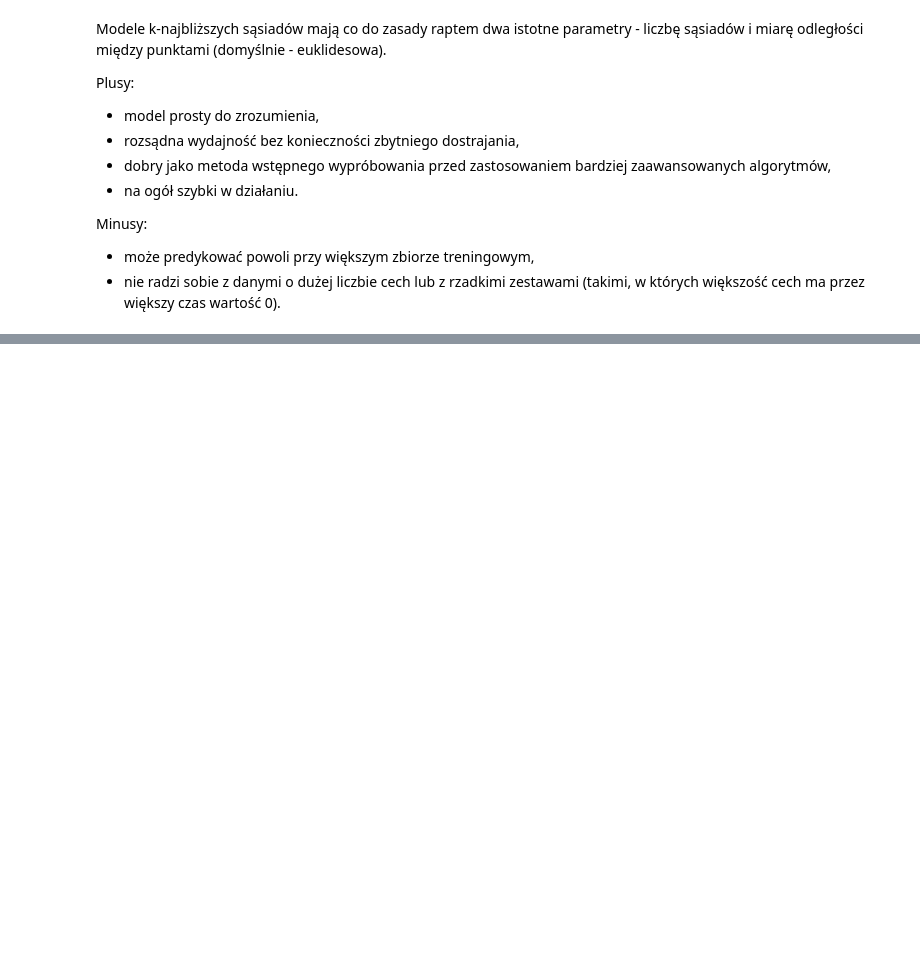
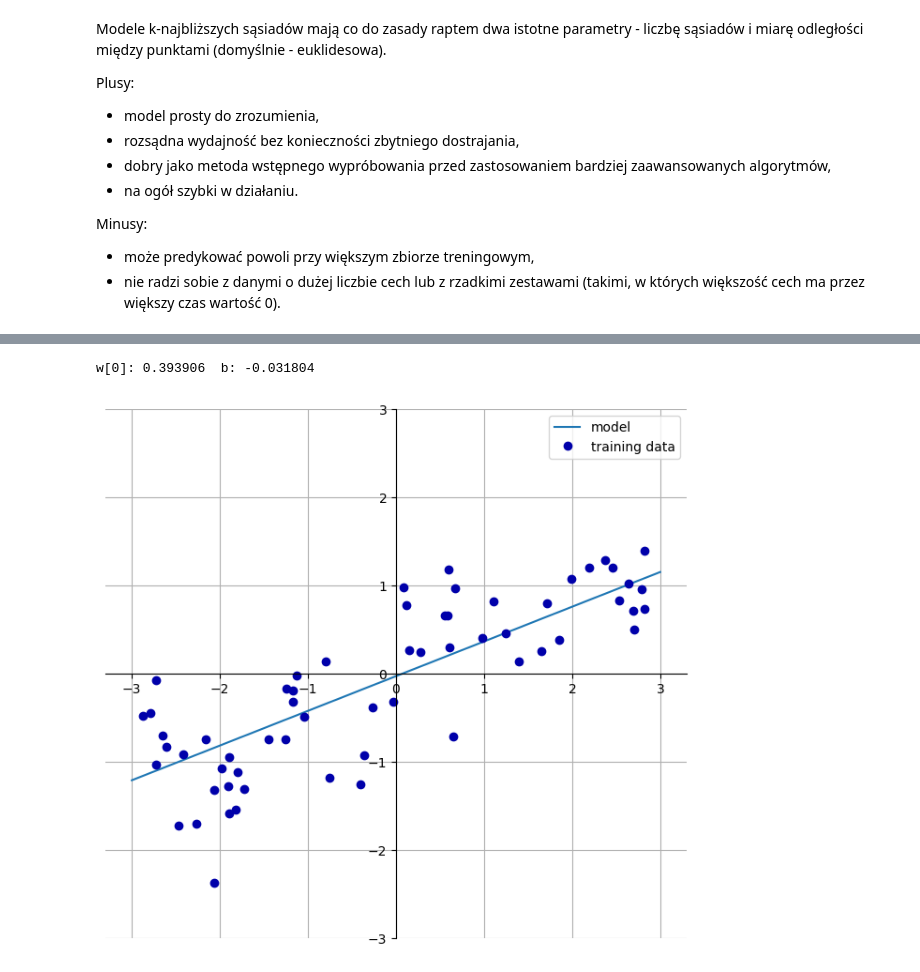
Before and after one commit to jakubtwalczak/Muller_Guido_Introduction_to_ML, a Jupyter notebook: Rozdział_2_uczenie_nadzorowane_cz_1.ipynb, the cells around one changed output, grey strips where cells are left out. Cells and saved outputs as stored; diff of their text form; code cells hidden in the pictures; blank space fills up the shorter version.

```diff
--- a/Rozdział_2_uczenie_nadzorowane_cz_1.ipynb
+++ b/Rozdział_2_uczenie_nadzorowane_cz_1.ipynb
@@ -339,0 +350,5 @@ Minusy:
+# %%
+mglearn.plots.plot_linear_regression_wave()
+# %% [output]
+w[0]: 0.393906  b: -0.031804
+[figure, added]
```
Also changed, not shown: parts of 45 cells of this notebook.
